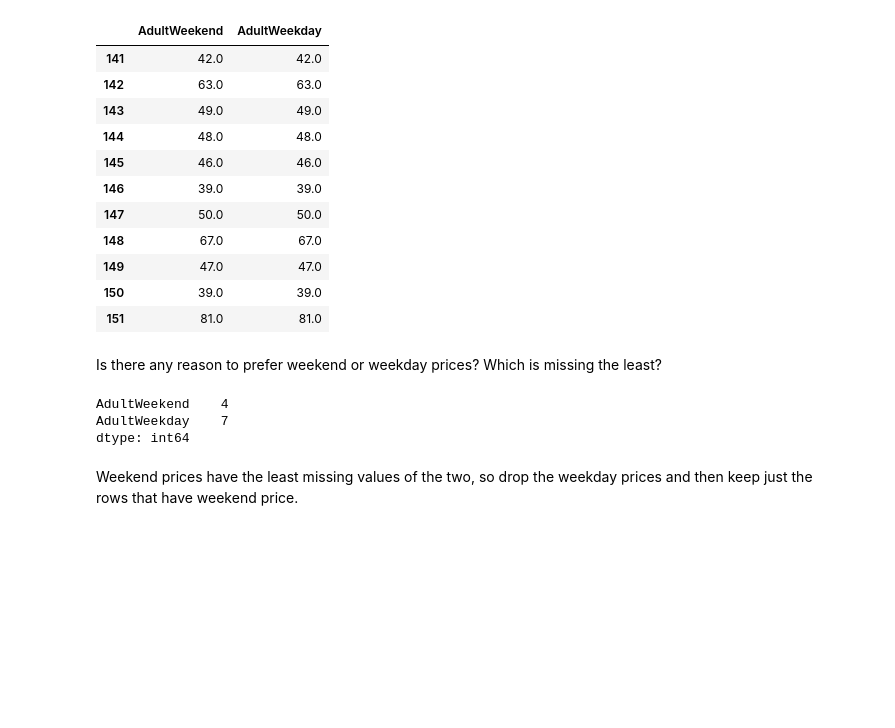
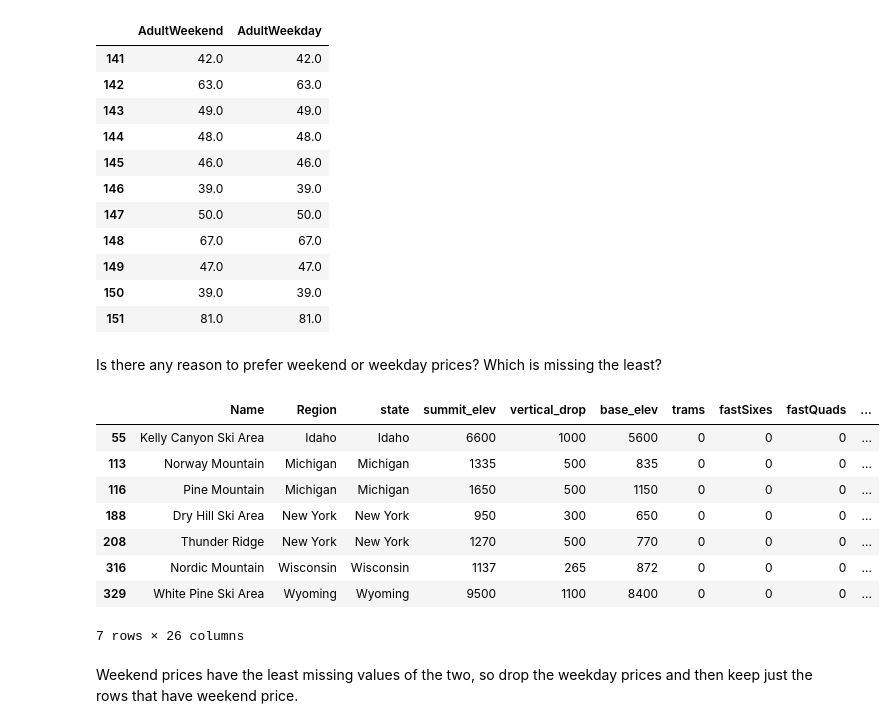
Before and after one commit to mikedshadow/Big_Mountain, a Jupyter notebook: Notebooks/02_data_wrangling.ipynb, the cells around one changed output. Cells and saved outputs as stored; diff of their text form; code cells hidden in the pictures; blank space fills up the shorter version.

```diff
--- a/Notebooks/02_data_wrangling.ipynb
+++ b/Notebooks/02_data_wrangling.ipynb
@@ -956,9 +998,15 @@ Is there any reason to prefer weekend or weekday prices? Which is missing the le
 # %%
-ski_data[['AdultWeekend', 'AdultWeekday']].isnull().sum()
+ski_data[ski_data['AdultWeekend'].isnull() | ski_data['AdultWeekday'].isnull()]
 # %% [output]
+|  | Name | Region | state | summit_elev | vertical_drop | base_elev | trams | fastSixes | fastQuads | ... |
+| 55 | Kelly Canyon Ski Area | Idaho | Idaho | 6600 | 1000 | 5600 | 0 | 0 | 0 | ... |
+| 113 | Norway Mountain | Michigan | Michigan | 1335 | 500 | 835 | 0 | 0 | 0 | ... |
+| 116 | Pine Mountain | Michigan | Michigan | 1650 | 500 | 1150 | 0 | 0 | 0 | ... |
+| 188 | Dry Hill Ski Area | New York | New York | 950 | 300 | 650 | 0 | 0 | 0 | ... |
+| 208 | Thunder Ridge | New York | New York | 1270 | 500 | 770 | 0 | 0 | 0 | ... |
+| 316 | Nordic Mountain | Wisconsin | Wisconsin | 1137 | 265 | 872 | 0 | 0 | 0 | ... |
+| 329 | White Pine Ski Area | Wyoming | Wyoming | 9500 | 1100 | 8400 | 0 | 0 | 0 | ... |
-AdultWeekend    4
-AdultWeekday    7
-dtype: int64
+7 rows × 26 columns
 # %% [markdown]
 Weekend prices have the least missing values of the two, so drop the weekday prices and then keep just the rows that have weekend price.
 # %%
```
Also changed, not shown: parts of 67 cells of this notebook, 4 other files.
